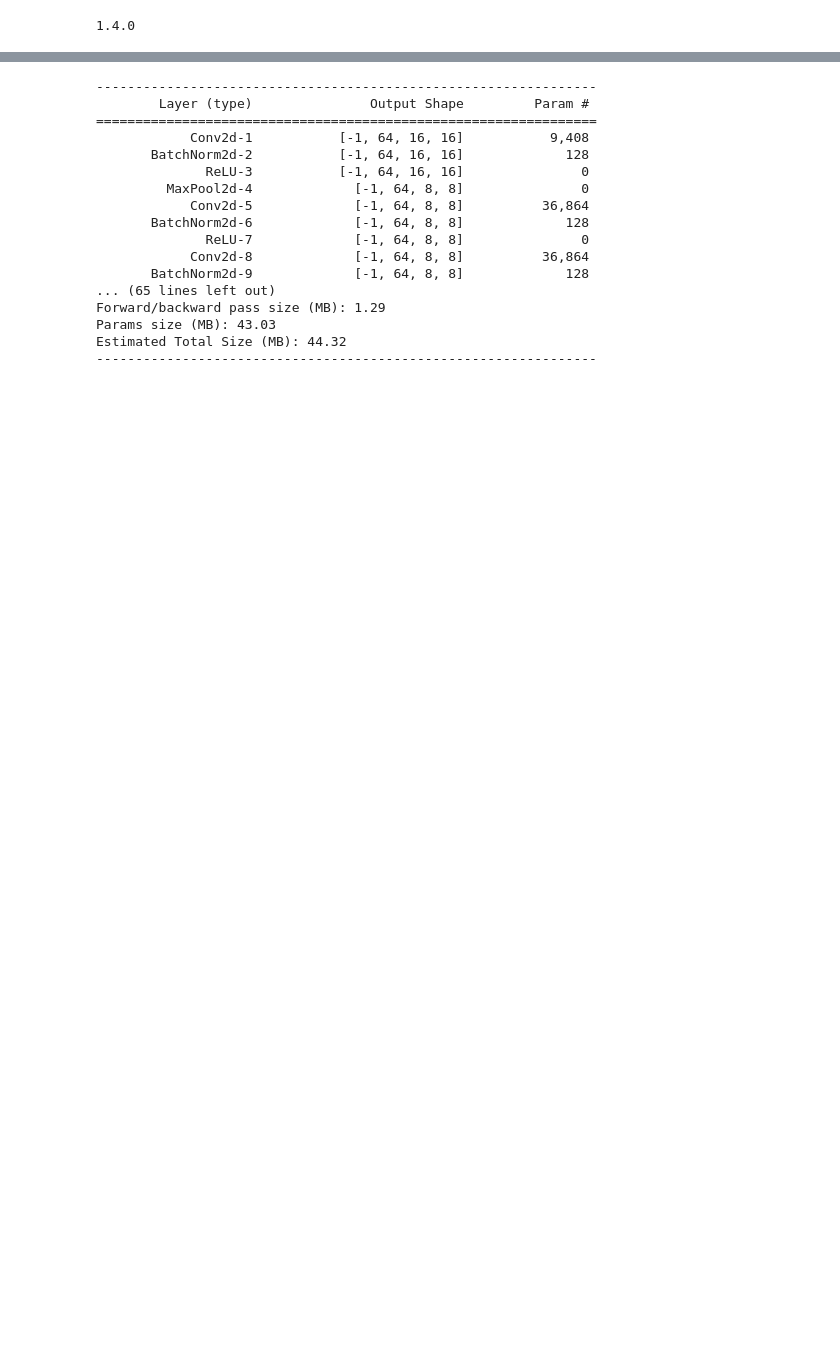
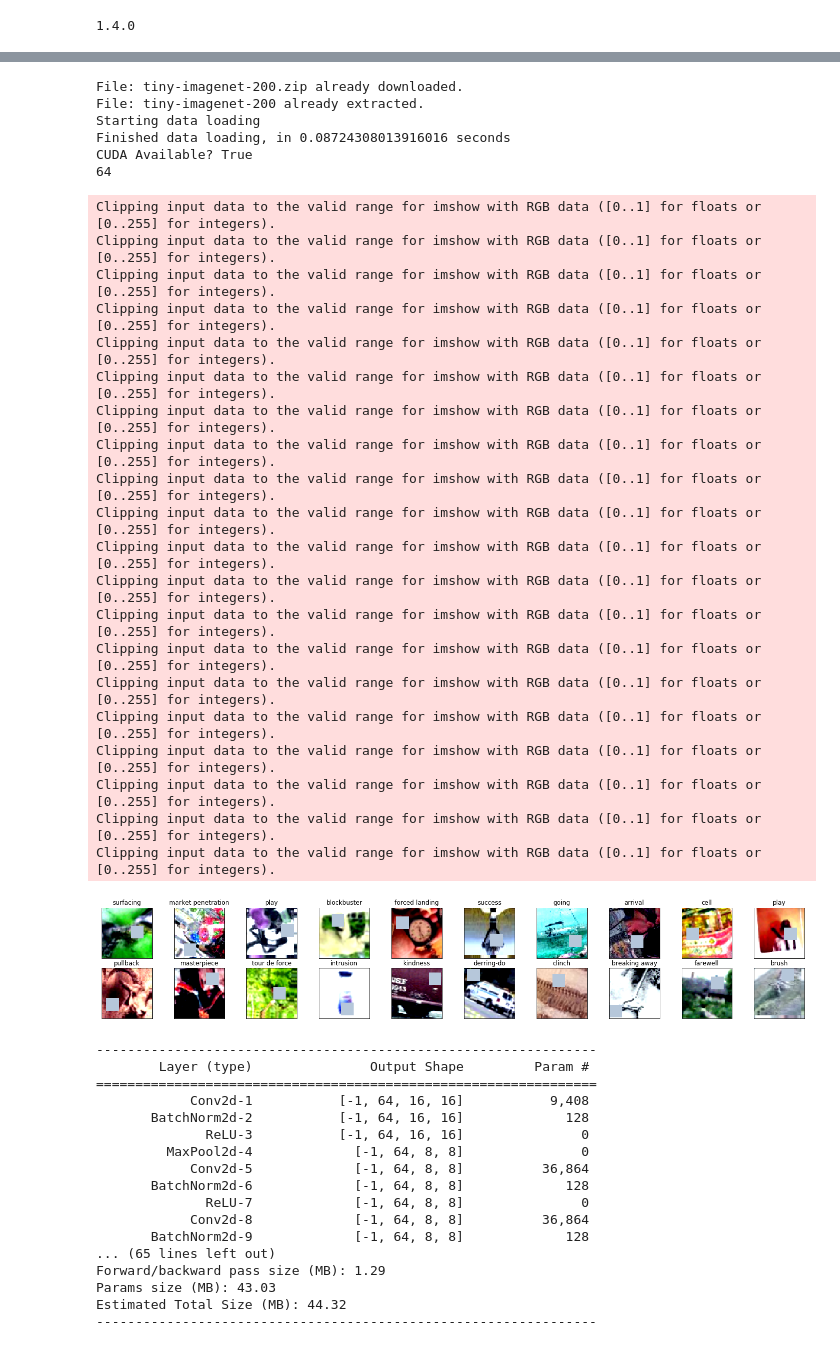
Before and after one commit to csharpshooter/EVA, a Jupyter notebook: A12/A12-A/A12-A.ipynb, the cells around one changed output, grey strips where cells are left out. Drawn from its saved outputs; the diff is of its cells as text; code cells hidden in the pictures; blank space fills up the shorter version.

```diff
--- a/A12/A12-A/A12-A.ipynb
+++ b/A12/A12-A/A12-A.ipynb
@@ -149,3 +65,42 @@ Clipping input data to the valid range for imshow with RGB data ([0..1] for floa
+# %%
+batch_size = 64
+helper = TinyImagenetHelper()
+
+path = helper.download_dataset(folder_path="data")
+classes, id_dict = helper.get_classes(path)
+
+test_loader, train_loader = helper.get_tiny_image_net_test_train_loader(id_dict, path, batch_size)
+
+data_iterator = iter(train_loader)
+plotdata.PlotData.showImagesfromdataset(data_iterator, values=classes, image_count=20, col=5)
+# %% [output]
+File: tiny-imagenet-200.zip already downloaded.
+File: tiny-imagenet-200 already extracted.
+Starting data loading
+Finished data loading, in 0.08724308013916016 seconds
+CUDA Available? True
+64
+Clipping input data to the valid range for imshow with RGB data ([0..1] for floats or [0..255] for integers).
+Clipping input data to the valid range for imshow with RGB data ([0..1] for floats or [0..255] for integers).
+Clipping input data to the valid range for imshow with RGB data ([0..1] for floats or [0..255] for integers).
+Clipping input data to the valid range for imshow with RGB data ([0..1] for floats or [0..255] for integers).
+Clipping input data to the valid range for imshow with RGB data ([0..1] for floats or [0..255] for integers).
+Clipping input data to the valid range for imshow with RGB data ([0..1] for floats or [0..255] for integers).
+Clipping input data to the valid range for imshow with RGB data ([0..1] for floats or [0..255] for integers).
+Clipping input data to the valid range for imshow with RGB data ([0..1] for floats or [0..255] for integers).
+Clipping input data to the valid range for imshow with RGB data ([0..1] for floats or [0..255] for integers).
+Clipping input data to the valid range for imshow with RGB data ([0..1] for floats or [0..255] for integers).
+Clipping input data to the valid range for imshow with RGB data ([0..1] for floats or [0..255] for integers).
+Clipping input data to the valid range for imshow with RGB data ([0..1] for floats or [0..255] for integers).
+Clipping input data to the valid range for imshow with RGB data ([0..1] for floats or [0..255] for integers).
+Clipping input data to the valid range for imshow with RGB data ([0..1] for floats or [0..255] for integers).
+Clipping input data to the valid range for imshow with RGB data ([0..1] for floats or [0..255] for integers).
+Clipping input data to the valid range for imshow with RGB data ([0..1] for floats or [0..255] for integers).
+Clipping input data to the valid range for imshow with RGB data ([0..1] for floats or [0..255] for integers).
+Clipping input data to the valid range for imshow with RGB data ([0..1] for floats or [0..255] for integers).
+Clipping input data to the valid range for imshow with RGB data ([0..1] for floats or [0..255] for integers).
+Clipping input data to the valid range for imshow with RGB data ([0..1] for floats or [0..255] for integers).
+[figure, added]
 # %%
 use_cuda = torch.cuda.is_available()
 device = torch.device("cuda" if use_cuda else "cpu")
```
Also changed, not shown: parts of 13 cells of this notebook, 6 other files.
